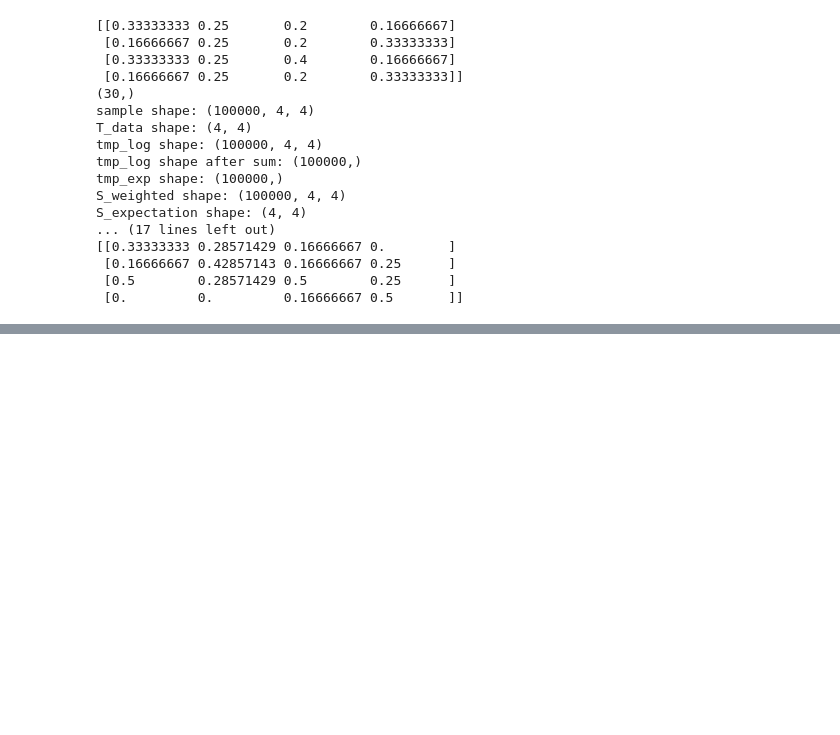
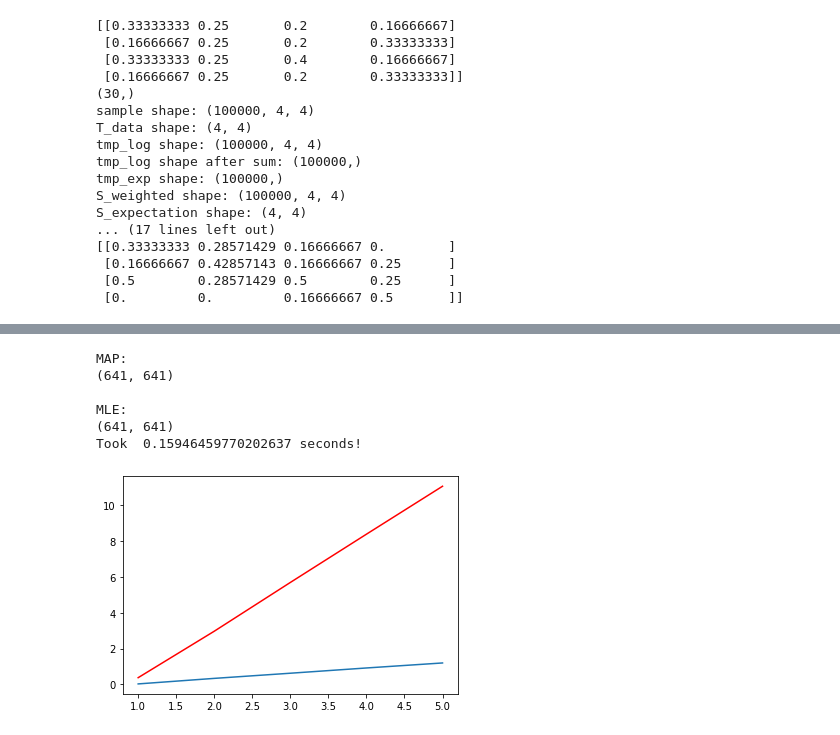
Before and after one commit to JanNogga/PR_project01, a Jupyter notebook: pr_proj_01.ipynb, the cells around one changed output, grey strips where cells are left out. Saved outputs shown, nothing was run; the diff lists cells and outputs as text; code cells hidden in the pictures; blank space fills up the shorter version.

```diff
--- a/pr_proj_01.ipynb
+++ b/pr_proj_01.ipynb
@@ -1476,40 +1437,45 @@ TypeError: 'tuple' object is not callable
 # %%
 from utils import state_dist_to_activity_dist, BCE
 
+print('MAP:')
+print(S_res.shape)
+print()
+print('MLE:')
+print(S_from_T.shape)
+
 start = time.time()
-losses = []
-dataset_df = get_table()
-text = 'packages_running_'
-running_packages = [i for i in dataset_df.columns if text in i]
-extra_columns = []#['battery_plugged']
-activity_vectors_df = dataset_df[[*extra_columns, *running_packages]]
-activity_vectors = activity_vectors_df.dropna().to_numpy()
-out_labels = hash_states(activity_vectors)
-helper_states = lookup_states(np.arange(0, out_labels.max()+1), out_labels, activity_vectors)
-print(out_labels.max()+1)
+losses_mle = []
+losses_map = []
 
 N_steps = 0
-for i in range(20):
+for i in range(5):
     N_steps = i+1
     test_encode = one_hot_encode(out_labels[:-N_steps], num_states = out_labels.max() + 1)
-    T_test = count_transitions(out_labels)
-    P_test = normalize_transition_matrix(T_test)
-    pred = np.power(P_test, N_steps)
-    estimate = pred @ test_encode
-    print('estimate shape:', estimate.shape)
-    estimate_activity_dist = state_dist_to_activity_dist(estimate, out_labels, activity_vectors)
-    print(estimate_activity_dist.shape)
+    pred_mle = np.power(S_from_T, N_steps)
+    pred_map = np.power(S_res, N_steps)
+    estimate_mle = pred_mle @ test_encode
+    estimate_map = pred_map @ test_encode
+    estimate_activity_dist_mle = state_dist_to_activity_dist(estimate_mle, out_labels, activity_vectors)
+    estimate_activity_dist_map = state_dist_to_activity_dist(estimate_map, out_labels, activity_vectors)
     targets = lookup_states(out_labels[N_steps:], out_labels, activity_vectors)
-    print(targets.shape)
-    loss = BCE(estimate_activity_dist, targets)
-    losses.append(loss.mean())
-    if i % 50 == 0:
-        print('loss:', losses[-1])
+    loss_mle = BCE(estimate_activity_dist_mle, targets)
+    loss_map = BCE(estimate_activity_dist_map, targets)
+    losses_mle.append(loss_mle.mean())
+    losses_map.append(loss_map.mean())
 
-losses = np.array(losses)
+losses_mle = np.array(losses_mle)
+losses_map = np.array(losses_map)
 print('Took ', time.time()-start, 'seconds!')
 
-print(losses)
 import matplotlib.pyplot as plt
-plt.plot(np.arange(losses.shape[0])+1, losses)
+plt.plot(np.arange(losses_mle.shape[0])+1, losses_mle)
+plt.plot(np.arange(losses_map.shape[0])+1, losses_map, c='r')
 plt.show()
+# %% [output]
+MAP:
+(641, 641)
+
+MLE:
+(641, 641)
+Took  0.15946459770202637 seconds!
+[figure, added]
```
Also changed, not shown: parts of 21 cells of this notebook.
